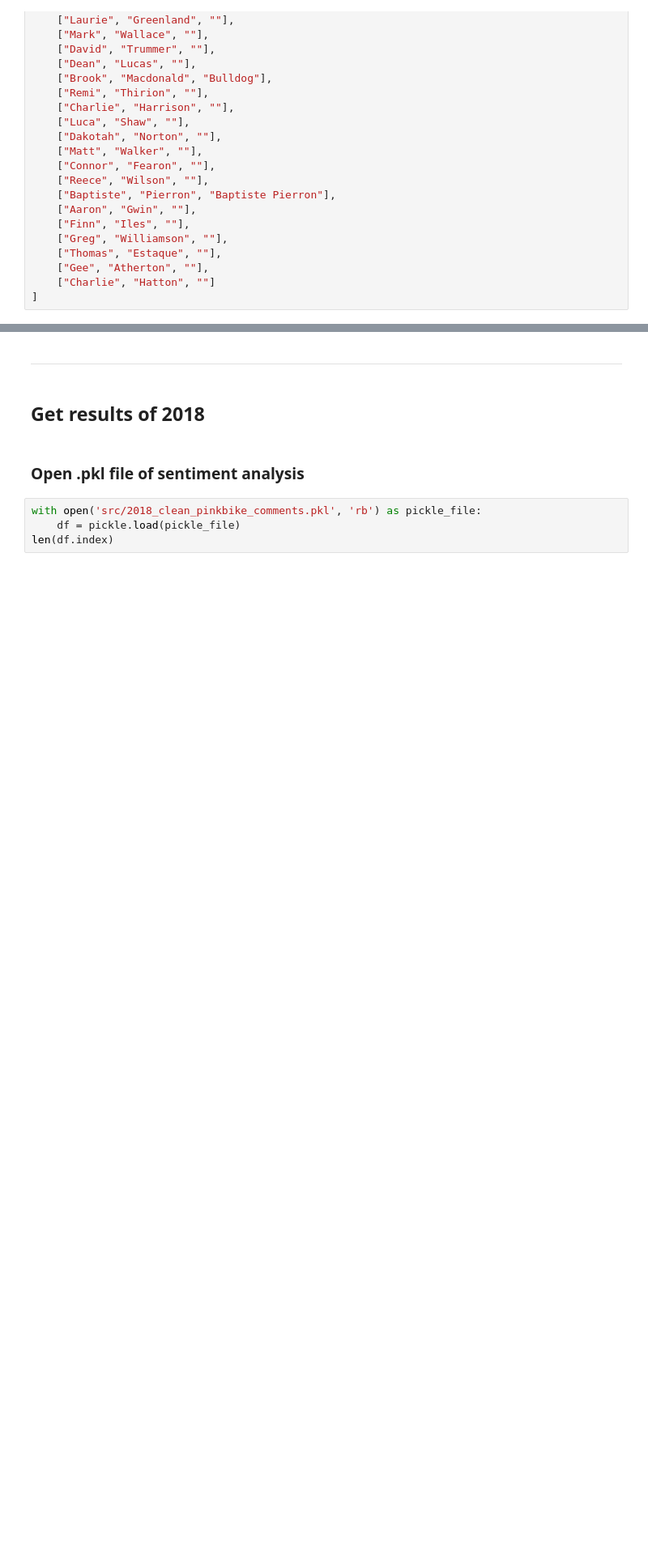
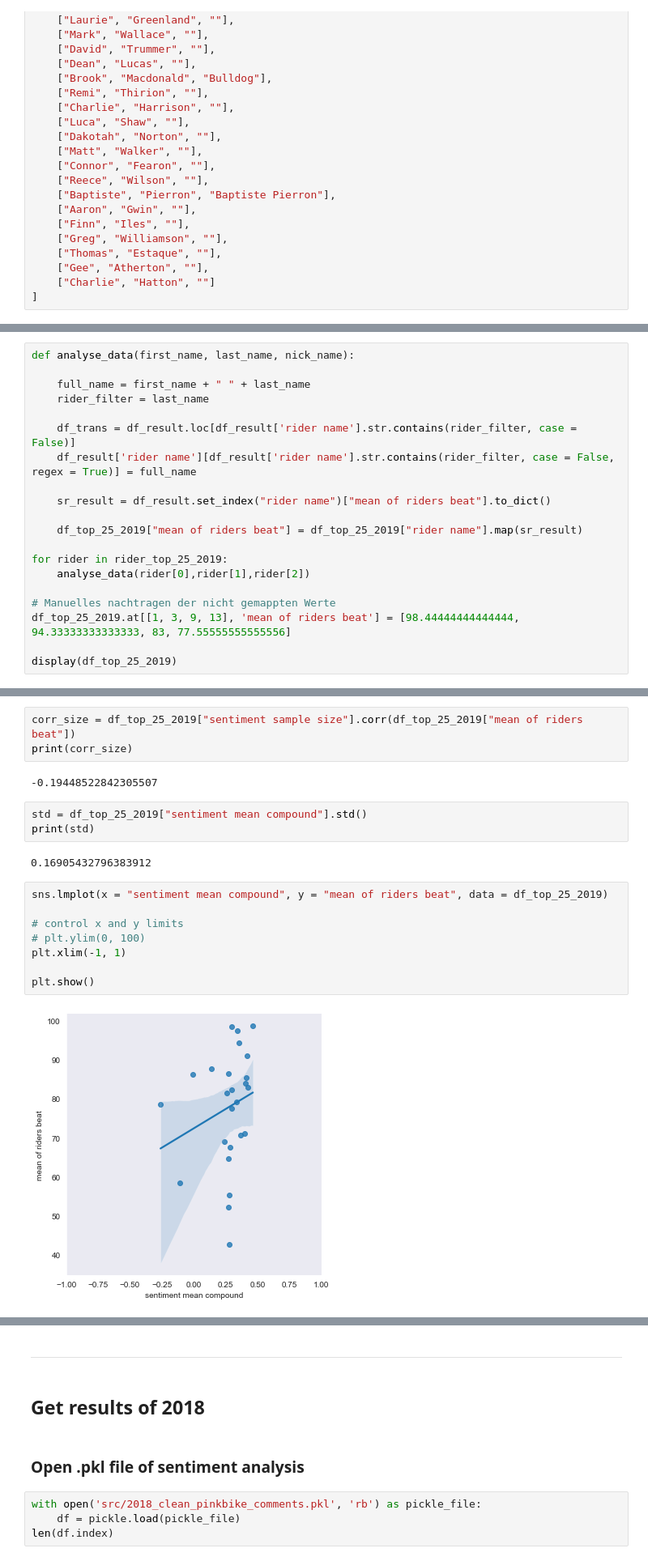
Before and after one commit to sandromatter/WS-ACA, a Jupyter notebook: pinkbike_analysis/pinkbike_correlation.ipynb, the cells around one changed output, grey strips where cells are left out. Shown at 81% size. Drawn from its saved outputs; the diff is of its cells as text; blank space fills up the shorter version.

```diff
--- a/pinkbike_analysis/pinkbike_correlation.ipynb
+++ b/pinkbike_analysis/pinkbike_correlation.ipynb
@@ -226,0 +265,20 @@ print(corr)
+# %%
+def analyse_data(first_name, last_name, nick_name):
+
+    full_name = first_name + " " + last_name
+    rider_filter = last_name
+
+    df_trans = df_result.loc[df_result['rider name'].str.contains(rider_filter, case = False)]
+    df_result['rider name'][df_result['rider name'].str.contains(rider_filter, case = False, regex = True)] = full_name
+
+    sr_result = df_result.set_index("rider name")["mean of riders beat"].to_dict()
+
+    df_top_25_2019["mean of riders beat"] = df_top_25_2019["rider name"].map(sr_result)
+
+for rider in rider_top_25_2019:
+    analyse_data(rider[0],rider[1],rider[2])
+
+# Manuelles nachtragen der nicht gemappten Werte
+df_top_25_2019.at[[1, 3, 9, 13], 'mean of riders beat'] = [98.44444444444444, 94.33333333333333, 83, 77.55555555555556]
+
+display(df_top_25_2019)
@@ -226,0 +313,20 @@ print(corr)
+# %%
+corr_size = df_top_25_2019["sentiment sample size"].corr(df_top_25_2019["mean of riders beat"])
+print(corr_size)
+# %% [output]
+-0.19448522842305507
+# %%
+std = df_top_25_2019["sentiment mean compound"].std()
+print(std)
+# %% [output]
+0.16905432796383912
+# %%
+sns.lmplot(x = "sentiment mean compound", y = "mean of riders beat", data = df_top_25_2019)
+
+# control x and y limits
+# plt.ylim(0, 100)
+plt.xlim(-1, 1)
+
+plt.show()
+# %% [output]
+[figure, added]
```
Also changed, not shown: parts of 31 cells of this notebook, 1 other file.
